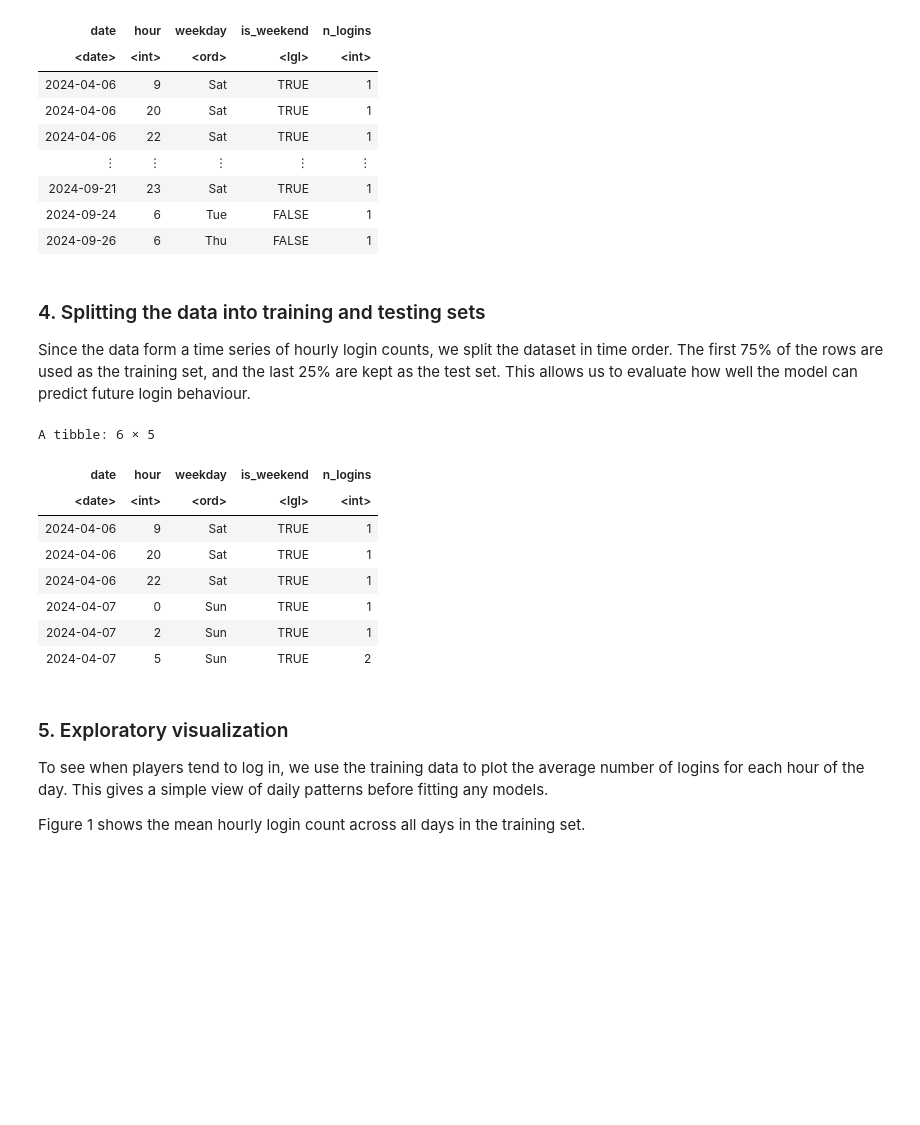
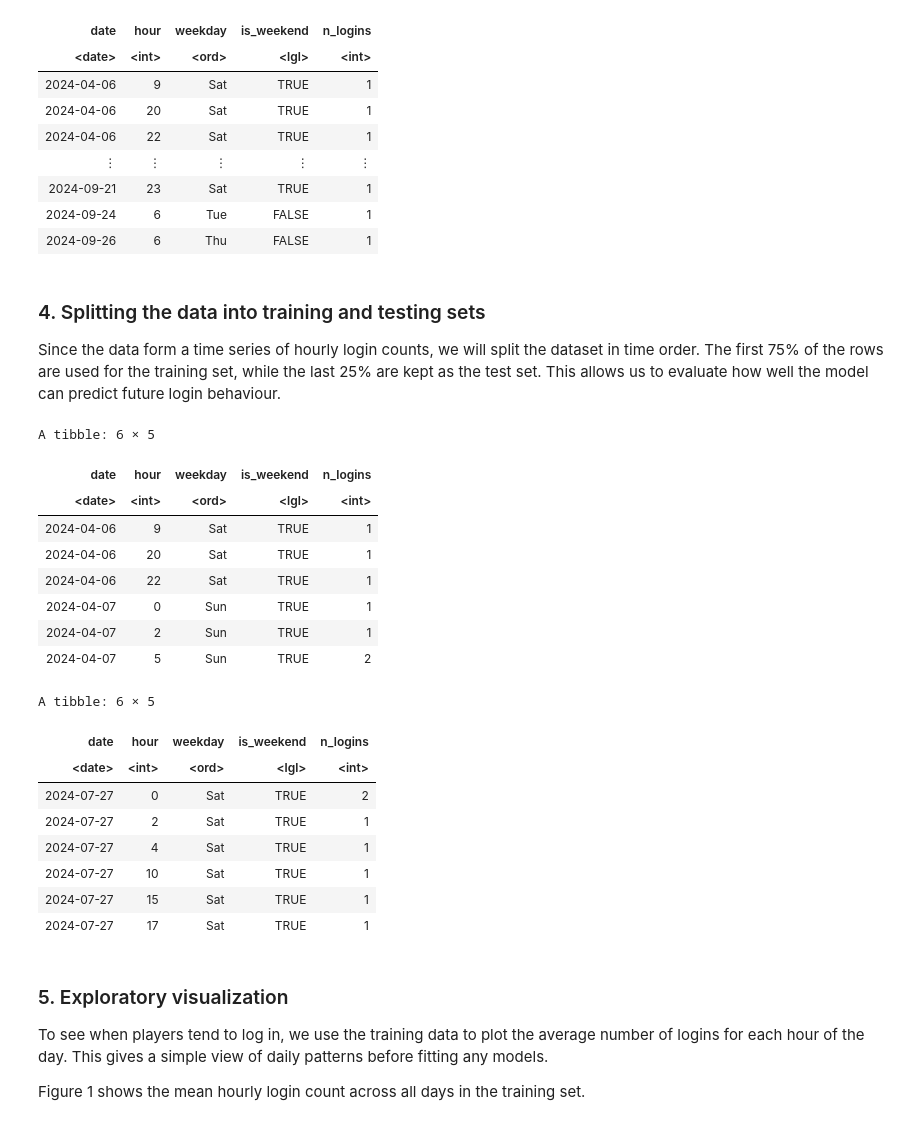
Before and after one commit to xuchenfan/Final-Project, a Jupyter notebook: Final project.ipynb, the cells around one changed output. Cells and saved outputs as stored; diff of their text form; code cells hidden in the pictures; blank space fills up the shorter version.

```diff
--- a/Final project.ipynb
+++ b/Final project.ipynb
@@ -90,12 +109,10 @@ The resulting variable `n_logins` represents the number of players logging in du
 After creating these features, we can see that the dataset now contains one row per hour instead of one row per session.
 # %%
 login_counts <- sessions_clean |>
-  mutate(
-    date = as_date(start_time),
+  mutate(date = as_date(start_time),
     hour = hour(start_time),
     weekday = wday(start_time, label = TRUE, abbr = TRUE),
-    is_weekend = weekday %in% c("Sat", "Sun")
-  ) |>
+    is_weekend = weekday %in% c("Sat", "Sun")) |>
   group_by(date, hour, weekday, is_weekend) |>
   summarise(n_logins = n_distinct(hashedEmail), .groups = "drop")
 
@@ -114,26 +131,36 @@ A tibble: 948 × 5
 # %% [markdown]
 ### 4. Splitting the data into training and testing sets
 
-Since the data form a time series of hourly login counts, we split the dataset in time order. The first 75% of the rows are used as the training set, and the last 25% are kept as the test set. This allows us to evaluate how well the model can predict future login behaviour.
+Since the data form a time series of hourly login counts, we will split the dataset in time order. The first 75% of the rows are used for the training set, while the last 25% are kept as the test set. This allows us to evaluate how well the model can predict future login behaviour.
 # %%
 login_counts <- login_counts |>
   arrange(date, hour)
 
-data_split <- initial_time_split(login_counts, prop = 0.75)
+data_split <- initial_time_split(login_counts, prop = 0.75) #initial_time_split keeps it in chronological order
 train_data <- training(data_split)
 test_data <- testing(data_split)
 
 head(train_data)
+head(test_data)
 # %% [output]
 A tibble: 6 × 5
 | date | hour | weekday | is_weekend | n_logins |
 | <date> | <int> | <ord> | <lgl> | <int> |
 | 2024-04-06 | 9 | Sat | TRUE | 1 |
 | 2024-04-06 | 20 | Sat | TRUE | 1 |
 | 2024-04-06 | 22 | Sat | TRUE | 1 |
 | 2024-04-07 | 0 | Sun | TRUE | 1 |
 | 2024-04-07 | 2 | Sun | TRUE | 1 |
 | 2024-04-07 | 5 | Sun | TRUE | 2 |
+A tibble: 6 × 5
+| date | hour | weekday | is_weekend | n_logins |
+| <date> | <int> | <ord> | <lgl> | <int> |
+| 2024-07-27 | 0 | Sat | TRUE | 2 |
+| 2024-07-27 | 2 | Sat | TRUE | 1 |
+| 2024-07-27 | 4 | Sat | TRUE | 1 |
+| 2024-07-27 | 10 | Sat | TRUE | 1 |
+| 2024-07-27 | 15 | Sat | TRUE | 1 |
+| 2024-07-27 | 17 | Sat | TRUE | 1 |
 # %% [markdown]
 ### 5. Exploratory visualization
 
```
Also changed, not shown: parts of 7 cells of this notebook.
